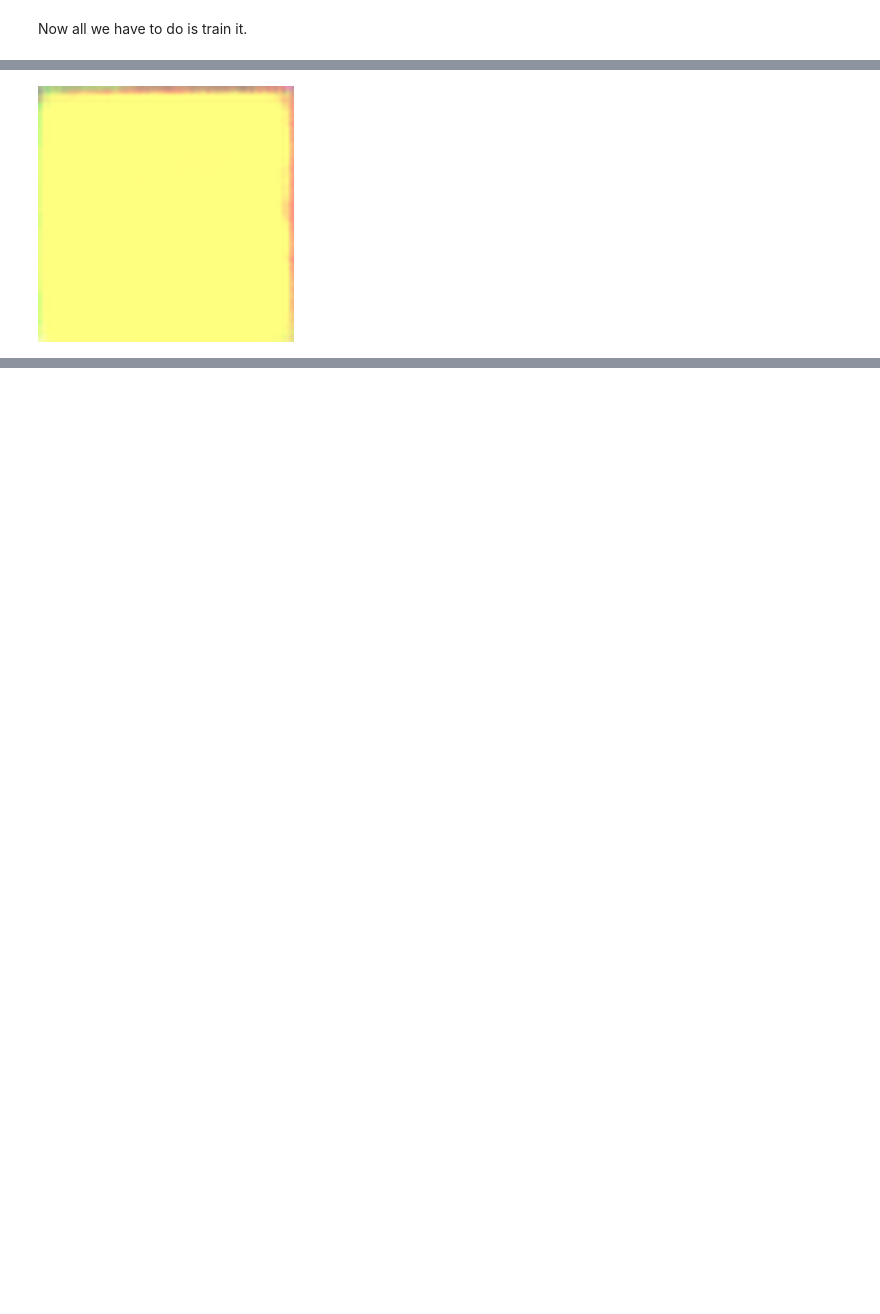
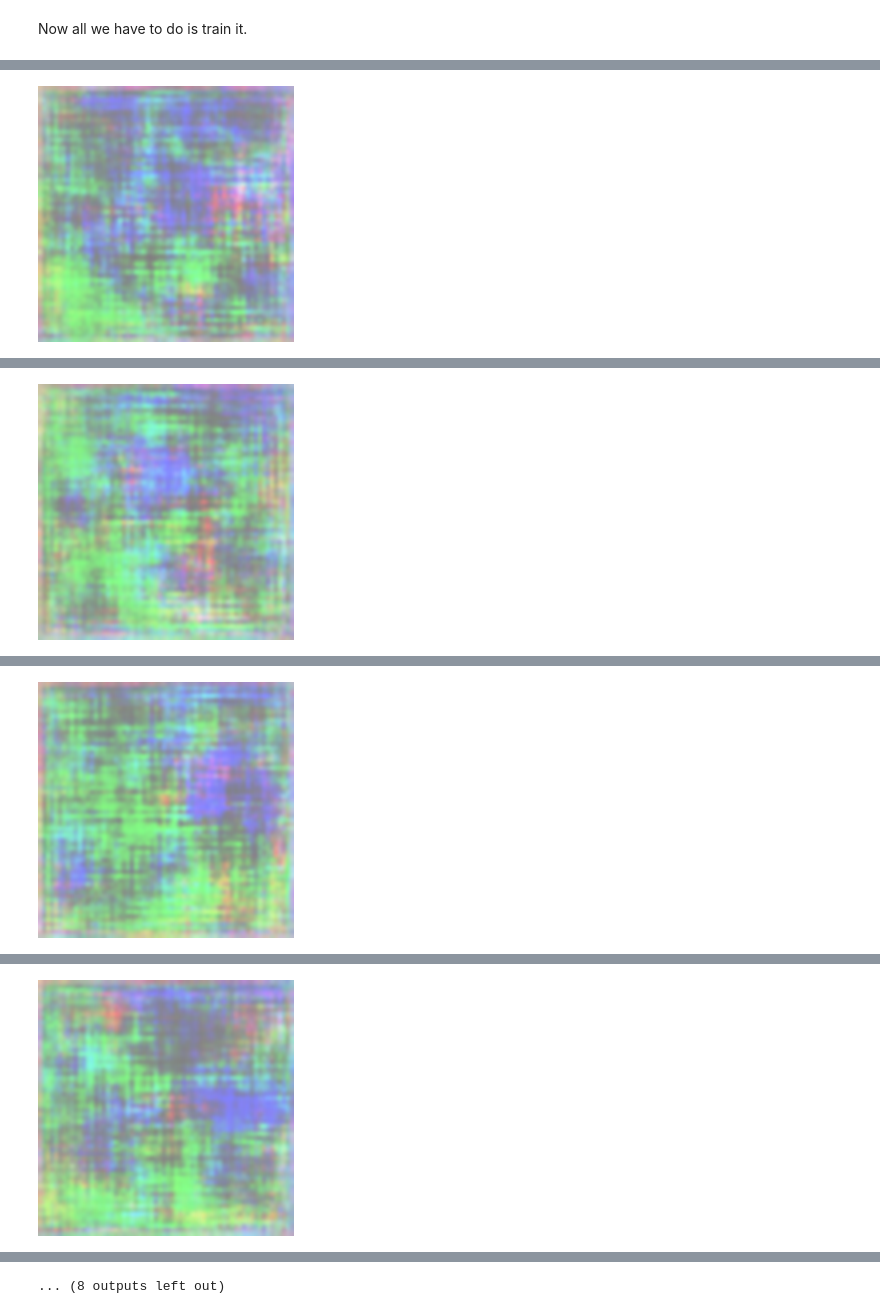
Before and after one commit to ToddBodnar/appl-eye-gan, a Jupyter notebook: simple gan.ipynb, the cells around one changed output, grey strips where cells are left out. Cells and saved outputs as stored; diff of their text form; code cells hidden in the pictures; blank space fills up the shorter version.

```diff
--- a/simple gan.ipynb
+++ b/simple gan.ipynb
@@ -40,15 +41,20 @@ Generator is based off of `UNSUPERVISED REPRESENTATION LEARNING WITH DEEP CONVOL
 def get_generator():
     m = Sequential()
     m.add(Dense((4*4*1024), input_shape=(100,), activation = 'relu', kernel_initializer='random_uniform', bias_initializer='random_uniform'))
+    m.add(Dropout(0.5))
     m.add(Reshape((4,4,1024)))
     m.add(UpSampling2D())
     m.add(Conv2DTranspose(512,8, activation = 'relu', padding='same', kernel_initializer='random_uniform', bias_initializer='random_uniform'))
+    m.add(Dropout(0.5))
     m.add(UpSampling2D())
     m.add(Conv2DTranspose(256,5, activation = 'relu', padding='same', kernel_initializer='random_uniform', bias_initializer='random_uniform'))
+    m.add(Dropout(0.5))
     m.add(UpSampling2D())
     m.add(Conv2DTranspose(128,5, activation = 'relu', padding='same', kernel_initializer='random_uniform', bias_initializer='random_uniform'))
+    m.add(Dropout(0.5))
     m.add(UpSampling2D())
     m.add(Conv2DTranspose(64,5, activation = 'relu', padding='same', kernel_initializer='random_uniform', bias_initializer='random_uniform'))
+    m.add(Dropout(0.5))
     m.add(Conv2DTranspose(3,5, activation = 'sigmoid', padding='same', kernel_initializer='random_uniform', bias_initializer='random_uniform'))
     return m
 
@@ -103,10 +109,13 @@ def get_descriminator():
     m = Sequential()
     m.add(Conv2D(32,3, input_shape=(64,64,3,), activation = 'relu', padding='same', kernel_initializer='random_uniform', bias_initializer='random_uniform'))
     m.add(MaxPooling2D(2,2))
+    m.add(Dropout(0.5))
     m.add(Conv2D(32,3, activation = 'relu', padding='same', kernel_initializer='random_uniform', bias_initializer='random_uniform'))
     m.add(MaxPooling2D(2,2))
+    m.add(Dropout(0.5))
     m.add(Conv2D(64,3, activation = 'relu', padding='same', kernel_initializer='random_uniform', bias_initializer='random_uniform'))
     m.add(MaxPooling2D(2,2))
+    m.add(Dropout(0.5))
     m.add(Flatten())
     m.add(Dense(1, activation = 'sigmoid'))
     return m
@@ -138,10 +147,10 @@ def compile(descriminator, generator):
     combined = Sequential()
     combined.add(generator)
     combined.add(descriminator)
-    combined.compile(loss='binary_crossentropy', optimizer=RMSprop(lr=0.0001))
+    combined.compile(loss='binary_crossentropy', optimizer=RMSprop(lr=0.001))
 
-    descriminator.compile(loss='binary_crossentropy', optimizer=RMSprop(lr=0.0001))
-    generator.compile(loss='binary_crossentropy', optimizer=RMSprop(lr=0.0001))
+    descriminator.compile(loss='binary_crossentropy', optimizer=RMSprop(lr=0.001))
+    generator.compile(loss='binary_crossentropy', optimizer=RMSprop(lr=0.001))
     return combined, descriminator, generator
 
 combined, descriminator, generator = compile(get_descriminator(), get_generator())
@@ -180,8 +189,9 @@ def fit(steps = 10000):
 
         return x, y
 
-    x,y = gen_data()
-    descriminator.fit(x,y, epochs = 10)
+
+    # x,y = gen_data()
+    # descriminator.fit(x,y, epochs = 50, verbose = True)
 
     for step in range(steps):
         x, y = gen_data()
@@ -226 +233 @@ Epoch 10/10
-[figure, old version]
+[figure, new version]
@@ -230,0 +244 @@ Step: 3, Descriminator: 0.798969, Combined: 0.441963
+[figure, added]
@@ -231,0 +255 @@ KeyboardInterrupt:
+[figure, added]
@@ -231,0 +266 @@ KeyboardInterrupt:
+[figure, added]
@@ -231,0 +289 @@ KeyboardInterrupt:
+... (8 outputs left out)
```
Also changed, not shown: parts of 7 cells of this notebook.
